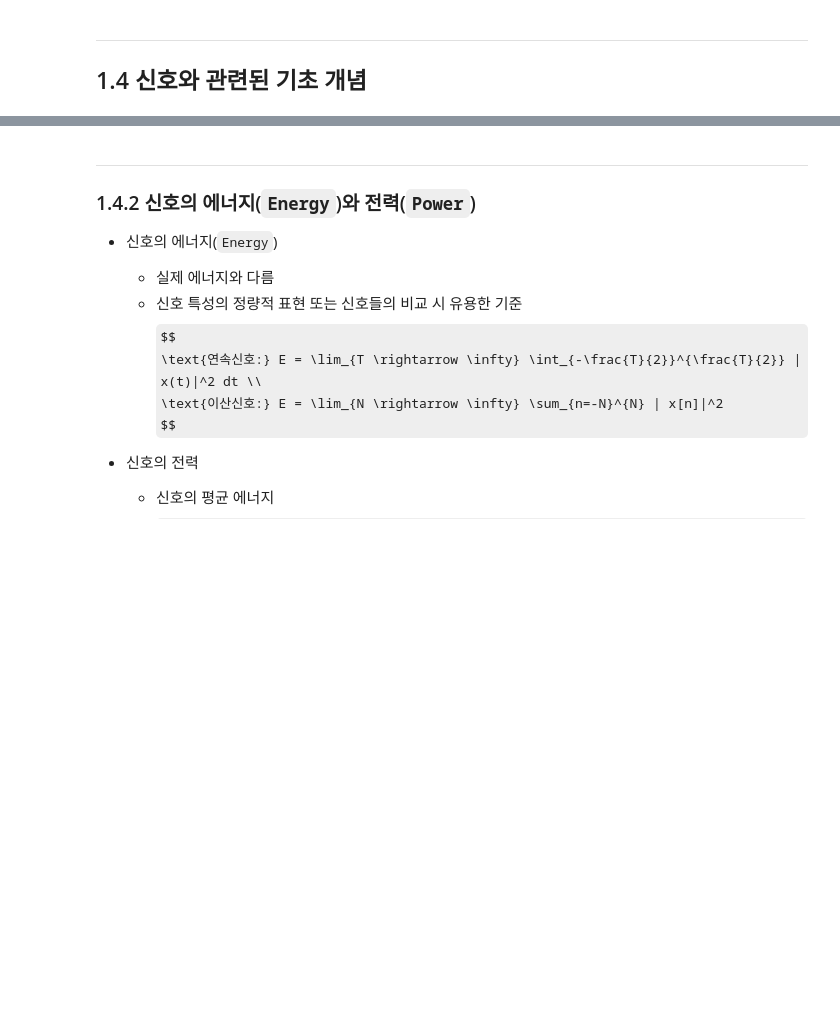
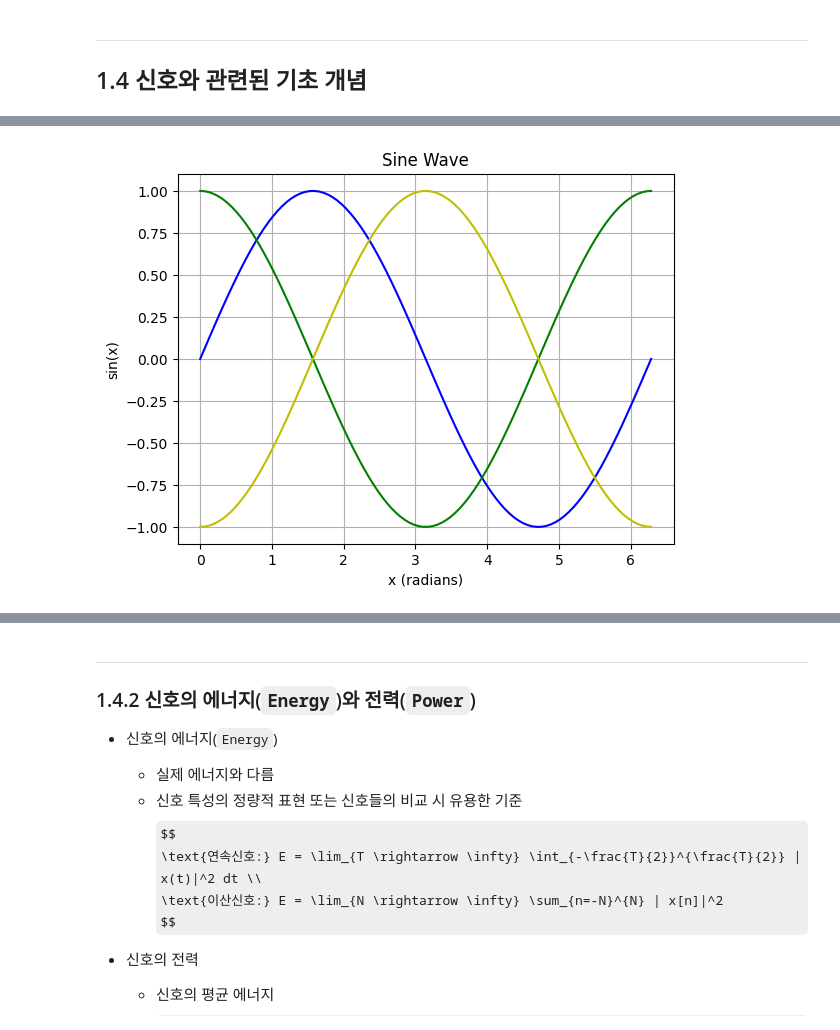
Before and after one commit to jwlee95/DSP_Class2025, a Jupyter notebook: Ch01_디지털_신호_처리의_개요.ipynb, the cells around one changed output, grey strips where cells are left out. Saved outputs shown, nothing was run; the diff lists cells and outputs as text; code cells hidden in the pictures; some formulas as TeX source; blank space fills up the shorter version.

```diff
--- a/Ch01_디지털_신호_처리의_개요.ipynb
+++ b/Ch01_디지털_신호_처리의_개요.ipynb
@@ -416,0 +412,17 @@ plt.plot(t,y1,'b--',t,y2,'g',t,y3,'r-.')
+# %%
+# 데이터 생성
+# 데이터 생성
+x = np.linspace(0, 2 * math.pi, 100)  # 0부터 2π까지 100개의 점 생성
+y1 = np.sin(x)  # x에 대한 sin 함수 값 계산
+y2 = np.sin(x + math.pi/2)
+y3 = np.sin(x - math.pi/2)
+
+# 그래프 그리기
+plt.plot(x,y1,'b',x,y2,'g',x,y3,'y')
+plt.title('Sine Wave')  # 그래프 제목
+plt.xlabel('x (radians)')  # x축 레이블
+plt.ylabel('sin(x)')  # y축 레이블
+plt.grid(True)  # 그리드 표시
+plt.show()  # 그래프 출력
+# %% [output]
+[figure, added]
```
Also changed, not shown: parts of 8 cells of this notebook.
